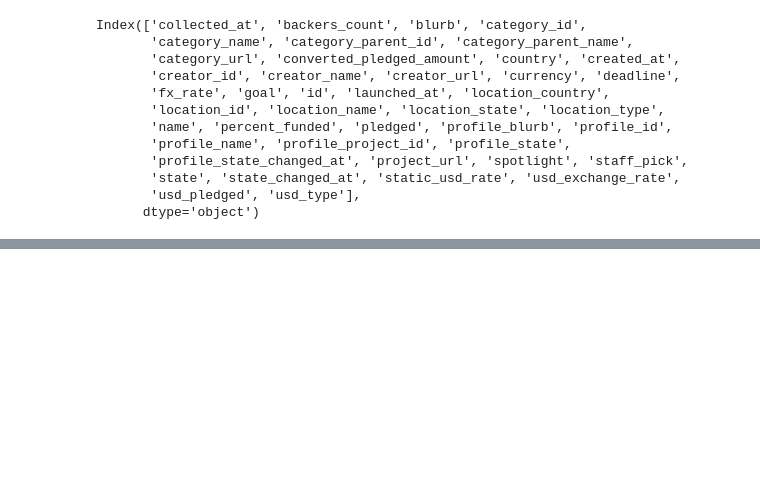
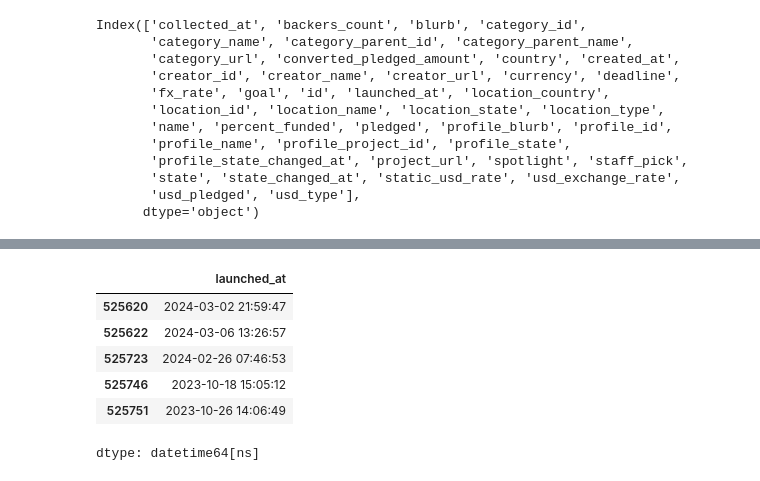
Before and after one commit to RicardoMA19/Kickstarter-Campaing-Launch-Assitant, a Jupyter notebook: Kickstarter-Assistant-Project.ipynb, the cells around one changed output, grey strips where cells are left out. Cells and saved outputs as stored; diff of their text form; code cells hidden in the pictures; blank space fills up the shorter version.

```diff
--- a/Kickstarter-Assistant-Project.ipynb
+++ b/Kickstarter-Assistant-Project.ipynb
@@ -145,3 +175,13 @@ kick_df.head(100)
+# %%
+kick_df['launched_at'].tail()
+# %% [output]
+|  | launched_at |
+| 525620 | 2024-03-02 21:59:47 |
+| 525622 | 2024-03-06 13:26:57 |
+| 525723 | 2024-02-26 07:46:53 |
+| 525746 | 2023-10-18 15:05:12 |
+| 525751 | 2023-10-26 14:06:49 |
+dtype: datetime64[ns]
 # %%
 # Exploratory Data Analysis
 # success rate by category
```
Also changed, not shown: parts of 55 cells of this notebook.
